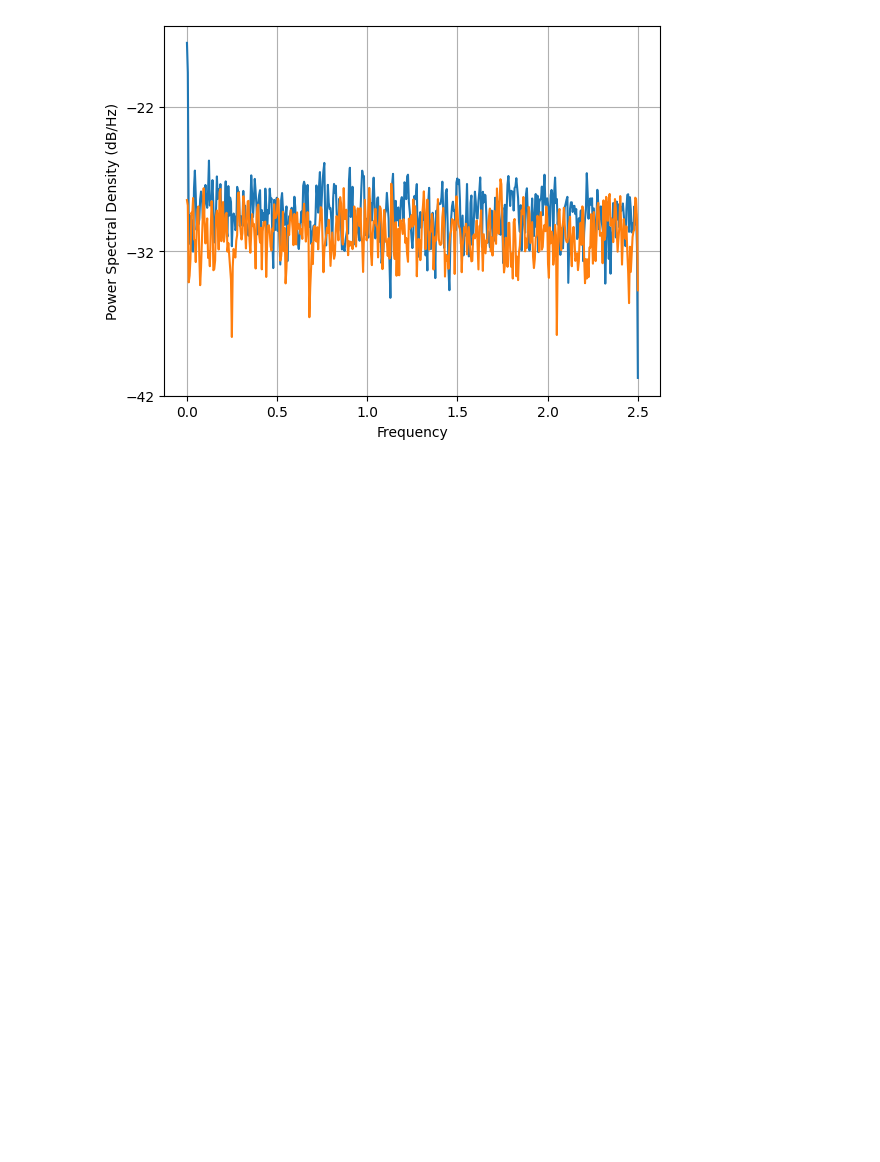
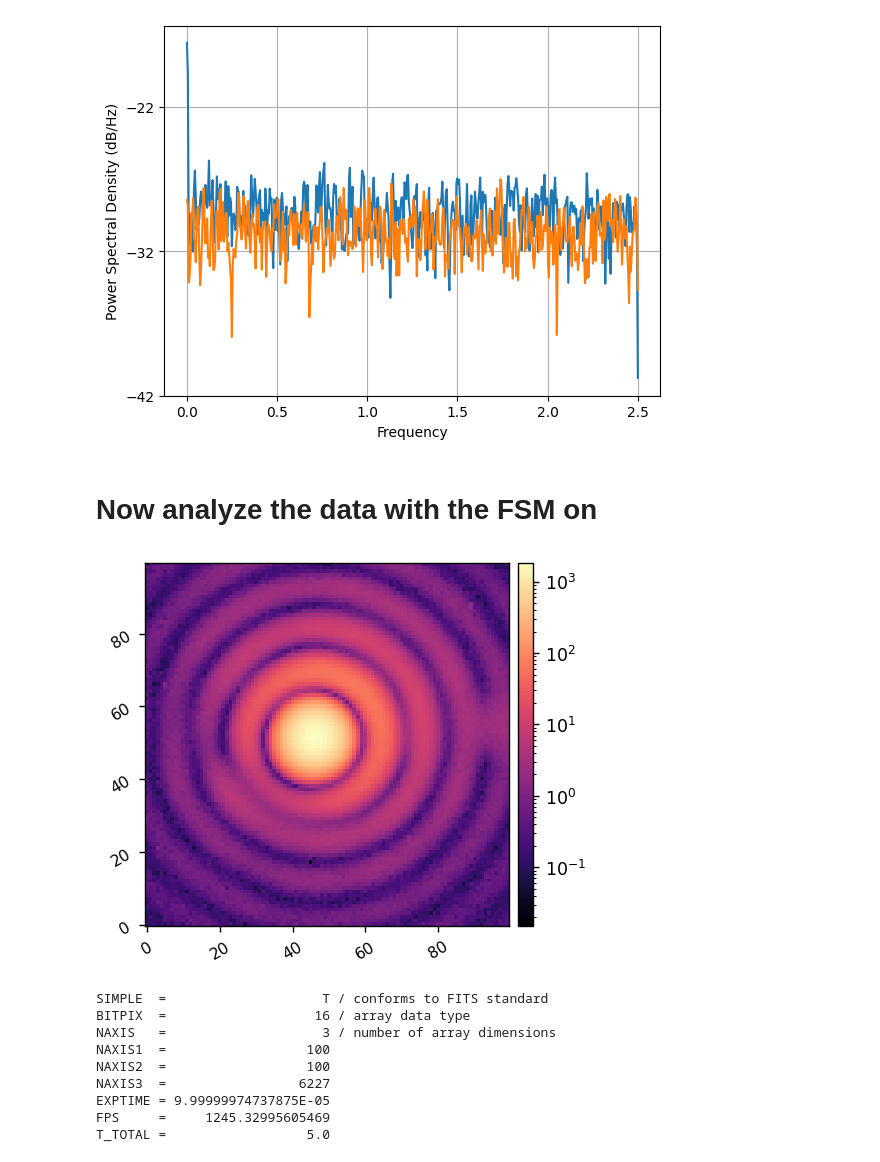
Before and after one commit to nick-lambert/fsm-exps, a Jupyter notebook: analyze_time_series.ipynb, the cells around one changed output. Saved outputs shown, nothing was run; the diff lists cells and outputs as text; code cells hidden in the pictures; blank space fills up the shorter version.

```diff
--- a/analyze_time_series.ipynb
+++ b/analyze_time_series.ipynb
@@ -110,3 +110,26 @@ py, freq = plt.psd(shift_pix[:,0], Fs=fps, NFFT=1024)
 px, freq = plt.psd(shift_pix[:,1], Fs=fps, NFFT=1024)
 # %% [output]
 [figure]
+# %% [markdown]
+# Now analyze the data with the FSM on
+# %%
+date = 20241021
+short_data, short_hdr = utils.load_fits(f'data/drift/{date}_short_drift_data_fsm_on.fits', header=True)
+short_data = np_array(short_data)
+
+Nshort = short_hdr['NAXIS3']
+fps = short_hdr['FPS']
+mean_frame = np.mean(short_data, axis=0)
+imshow1(mean_frame, lognorm=True)
+short_hdr
+# %% [output]
+[figure, added]
+SIMPLE  =                    T / conforms to FITS standard
+BITPIX  =                   16 / array data type
+NAXIS   =                    3 / number of array dimensions
+NAXIS1  =                  100
+NAXIS2  =                  100
+NAXIS3  =                 6227
+EXPTIME = 9.99999974737875E-05
+FPS     =     1245.32995605469
+T_TOTAL =                  5.0
```
Also changed, not shown: parts of 9 cells of this notebook, 4 other files.
